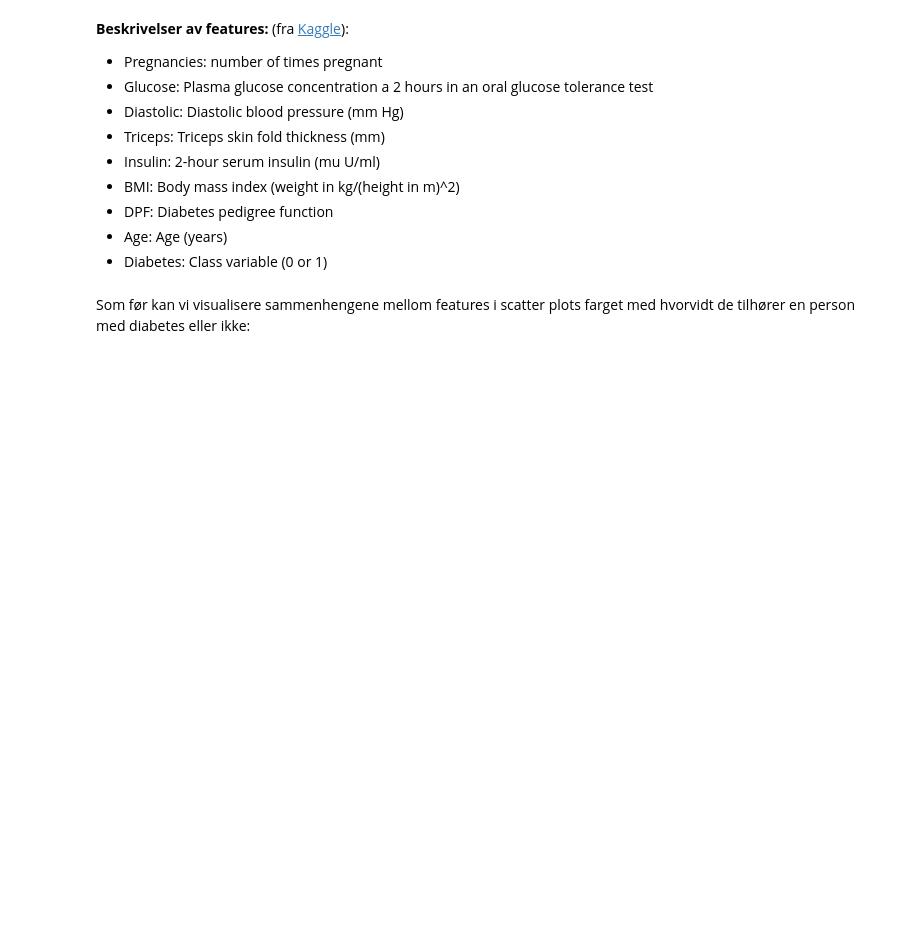
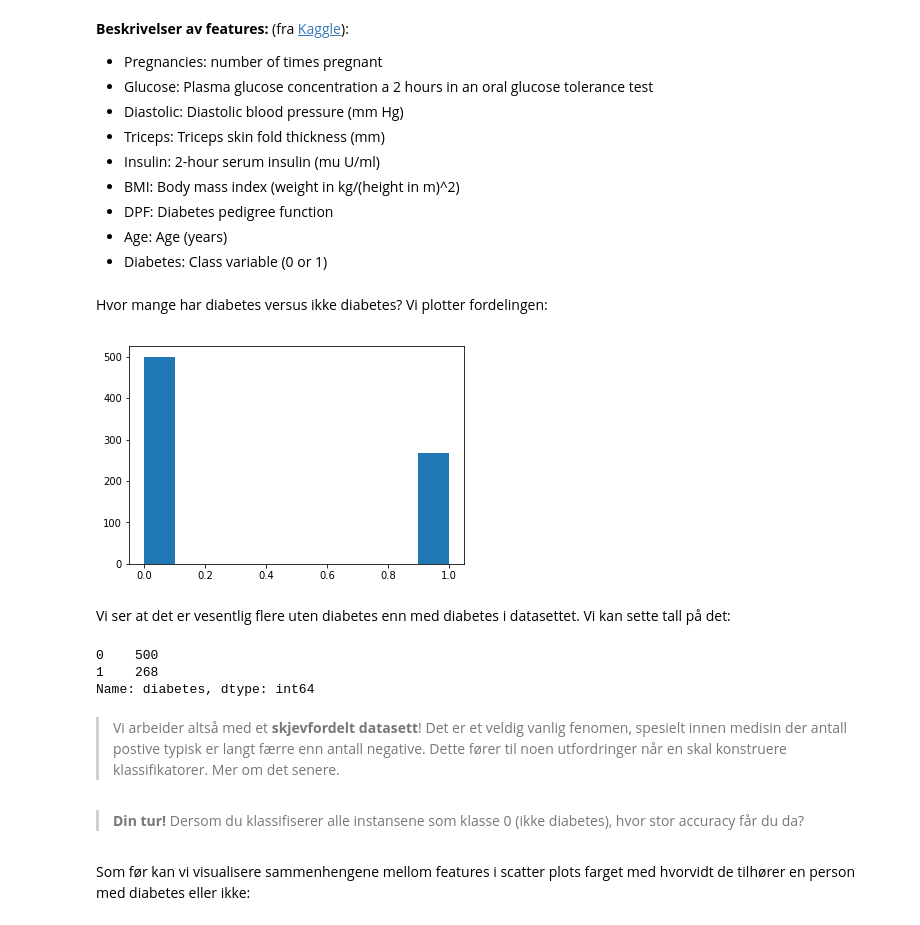
Before and after one commit to haraldvage/ELMED219x, a Jupyter notebook: notebooks/ELMED219-ML-1-Enkle_eksempler.ipynb, the cells around one changed output. Drawn from its saved outputs; the diff is of its cells as text; code cells hidden in the pictures; blank space fills up the shorter version.

```diff
--- a/notebooks/ELMED219-ML-1-Enkle_eksempler.ipynb
+++ b/notebooks/ELMED219-ML-1-Enkle_eksempler.ipynb
@@ -350,6 +380,25 @@ Alt er altså tall, og alle samples inneholder verdier for alle egenskaper (alle
 - DPF: Diabetes pedigree function
 - Age: Age (years)
 - Diabetes: Class variable (0 or 1)
+# %% [markdown]
+Hvor mange har diabetes versus ikke diabetes? Vi plotter fordelingen:
+# %%
+plt.hist(diabetes['diabetes'])
+plt.show()
+# %% [output]
+[figure, added]
+# %% [markdown]
+Vi ser at det er vesentlig flere uten diabetes enn med diabetes i datasettet. Vi kan sette tall på det:
+# %%
+diabetes['diabetes'].value_counts()
+# %% [output]
+0    500
+1    268
+Name: diabetes, dtype: int64
+# %% [markdown]
+> Vi arbeider altså med et **skjevfordelt datasett**! Det er et veldig vanlig fenomen, spesielt innen medisin der antall postive typisk er langt færre enn antall negative. Dette fører til noen utfordringer når en skal konstruere klassifikatorer. Mer om det senere.
+# %% [markdown]
+> **Din tur!** Dersom du klassifiserer alle instansene som klasse 0 (ikke diabetes), hvor stor accuracy får du da?
 # %% [markdown]
 Som før kan vi visualisere sammenhengene mellom features i scatter plots farget med hvorvidt de tilhører en person med diabetes eller ikke:
 # %%
```
Also changed, not shown: parts of 31 cells of this notebook, 1 other file.
